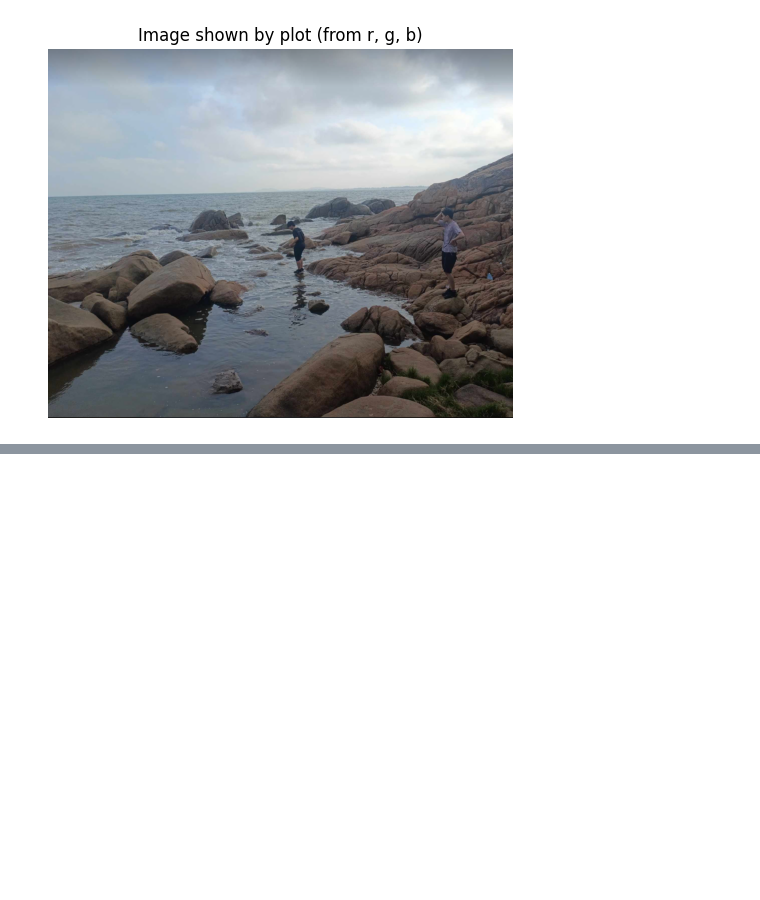
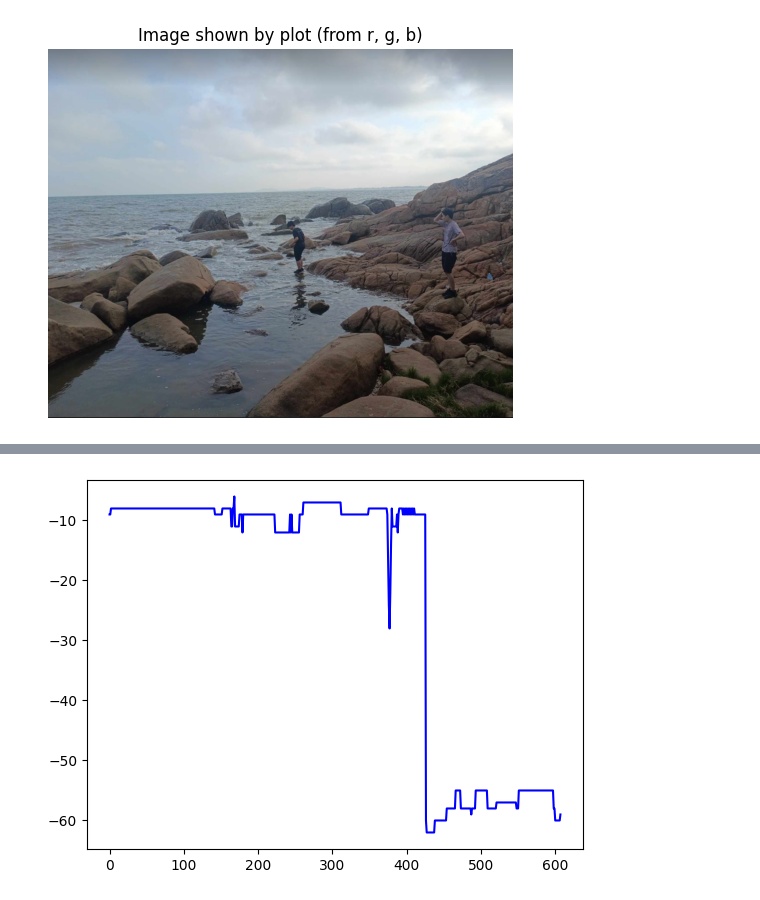
Before and after one commit to ntuanh/Quantization, a Jupyter notebook: src/diffRGB.ipynb, the cells around one changed output, grey strips where cells are left out. Cells and saved outputs as stored; diff of their text form; code cells hidden in the pictures; blank space fills up the shorter version.

```diff
--- a/src/diffRGB.ipynb
+++ b/src/diffRGB.ipynb
@@ -78,0 +135,12 @@ plt.show()
+# %%
+def diff(A_list , B_list):
+  diff_lst = []
+  for i in range(len(A_list)):
+    diff = A_list[i] - B_list[i]
+    diff_lst.append(diff)
+  plt.plot(range(0, len(diff_lst)) , diff_lst , color = 'b')
+# %%
+diff(G_list , R_list)
+# diff(G_list , B_list)
+# %% [output]
+[figure, added]
```
Also changed, not shown: parts of 2 cells of this notebook, 2 other files.
